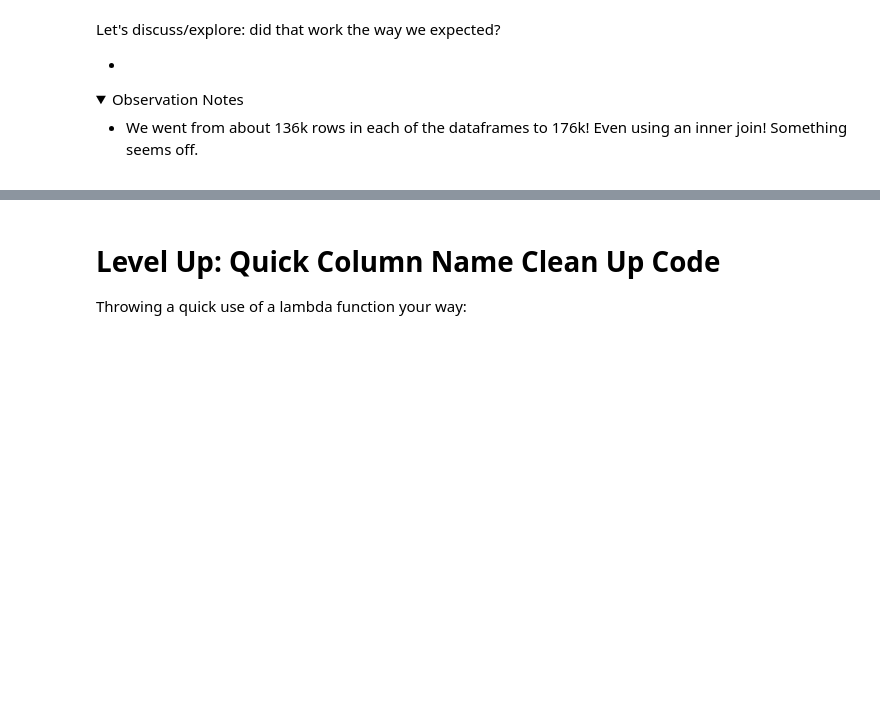
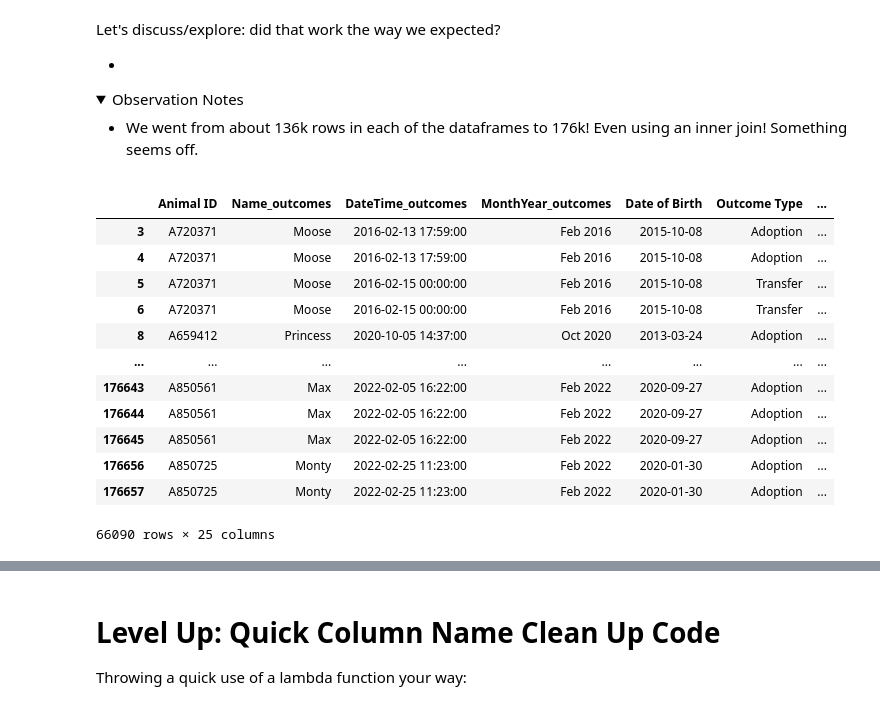
Before and after one commit to rbdaly16/NATL-DS-Live-062623, a Jupyter notebook: Phase1/Lectures/12-Aggregating_Combining_Dataframes.ipynb, the cells around one changed output, grey strips where cells are left out. Cells and saved outputs as stored; diff of their text form; code cells hidden in the pictures; folded sections open; blank space fills up the shorter version.

```diff
--- a/Phase1/Lectures/12-Aggregating_Combining_Dataframes.ipynb
+++ b/Phase1/Lectures/12-Aggregating_Combining_Dataframes.ipynb
@@ -99,0 +241,3 @@ None
+# %%
+outcomes['test_int'] = 5
+outcomes.head()
@@ -182,6 +439,7 @@ intakes.head()
 # %%
 # Let's try merging on Animal ID
-combined = None
+combined = outcomes.merge(intakes, on =
+                         'Animal ID', how = 'inner',suffixes = ['_outcomes','_intakes'])
 # %%
 # What was the result?
 combined.head()
@@ -204,9 +476,23 @@ Let's discuss/explore: did that work the way we expected?
 
 </details>
 # %%
-# We might want to try something different
+# We might want to try something different    #keep = False means will show ALL duplicates, including first
 # Can we clean something to make a better merge?
-combined.loc[combined.duplicated(subset='Animal ID')]
+combined.loc[combined.duplicated(subset='Animal ID',keep = False)]
+# %% [output]
+|  | Animal ID | Name_outcomes | DateTime_outcomes | MonthYear_outcomes | Date of Birth | Outcome Type | ... |
+| 3 | A720371 | Moose | 2016-02-13 17:59:00 | Feb 2016 | 2015-10-08 | Adoption | ... |
+| 4 | A720371 | Moose | 2016-02-13 17:59:00 | Feb 2016 | 2015-10-08 | Adoption | ... |
+| 5 | A720371 | Moose | 2016-02-15 00:00:00 | Feb 2016 | 2015-10-08 | Transfer | ... |
+| 6 | A720371 | Moose | 2016-02-15 00:00:00 | Feb 2016 | 2015-10-08 | Transfer | ... |
+| 8 | A659412 | Princess | 2020-10-05 14:37:00 | Oct 2020 | 2013-03-24 | Adoption | ... |
+| ... | ... | ... | ... | ... | ... | ... | ... |
+| 176643 | A850561 | Max | 2022-02-05 16:22:00 | Feb 2022 | 2020-09-27 | Adoption | ... |
+| 176644 | A850561 | Max | 2022-02-05 16:22:00 | Feb 2022 | 2020-09-27 | Adoption | ... |
+| 176645 | A850561 | Max | 2022-02-05 16:22:00 | Feb 2022 | 2020-09-27 | Adoption | ... |
+| 176656 | A850725 | Monty | 2022-02-25 11:23:00 | Feb 2022 | 2020-01-30 | Adoption | ... |
+| 176657 | A850725 | Monty | 2022-02-25 11:23:00 | Feb 2022 | 2020-01-30 | Adoption | ... |
+66090 rows × 25 columns
 # %%
 # Try again
 clean_intakes = intakes.drop_duplicates(subset=['Animal ID'])
```
Also changed, not shown: parts of 53 cells of this notebook.
